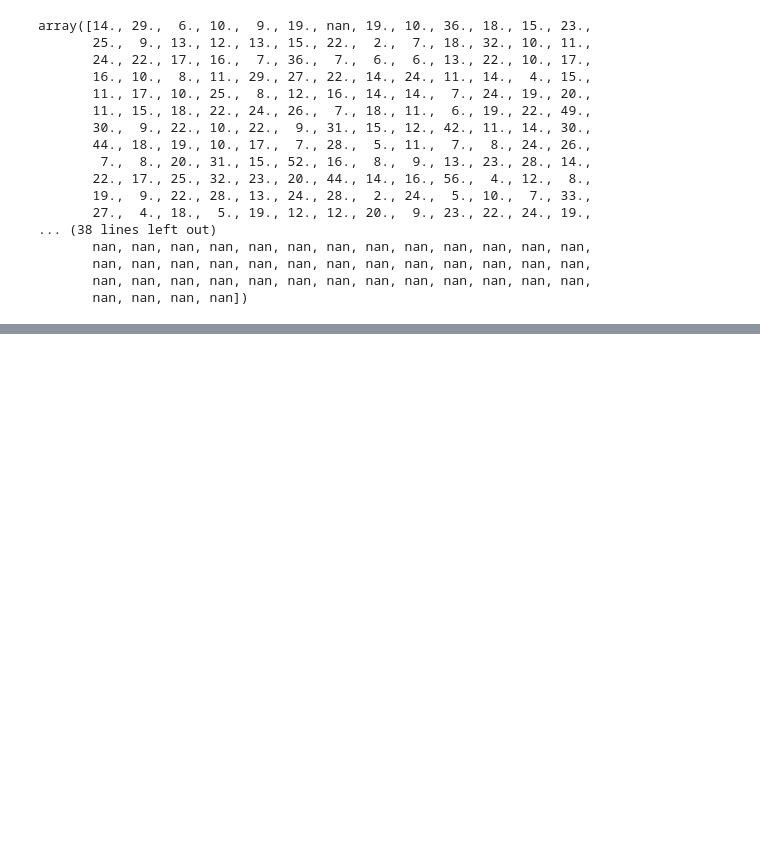
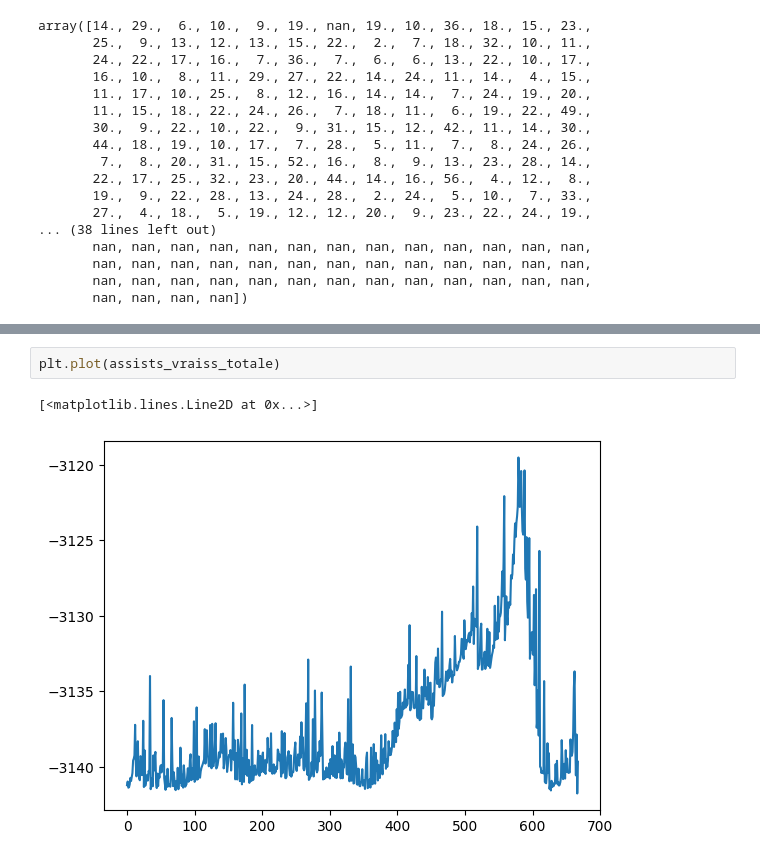
Before and after one commit to TheBigBlase/lolStreakAnalyser, a Jupyter notebook: src/DataAnalysisNotebook.ipynb, the cells around one changed output, grey strips where cells are left out. Saved outputs shown, nothing was run; the diff lists cells and outputs as text; blank space fills up the shorter version.

```diff
--- a/src/DataAnalysisNotebook.ipynb
+++ b/src/DataAnalysisNotebook.ipynb
@@ -109,0 +164,5 @@ array([14., 29.,  6., 10.,  9., 19., nan, 19., 10., 36., 18., 15., 23.,
+# %%
+plt.plot(assists_vraiss_totale)
+# %% [output]
+[<matplotlib.lines.Line2D at 0x...>]
+[figure, added]
```
Also changed, not shown: parts of 19 cells of this notebook.
